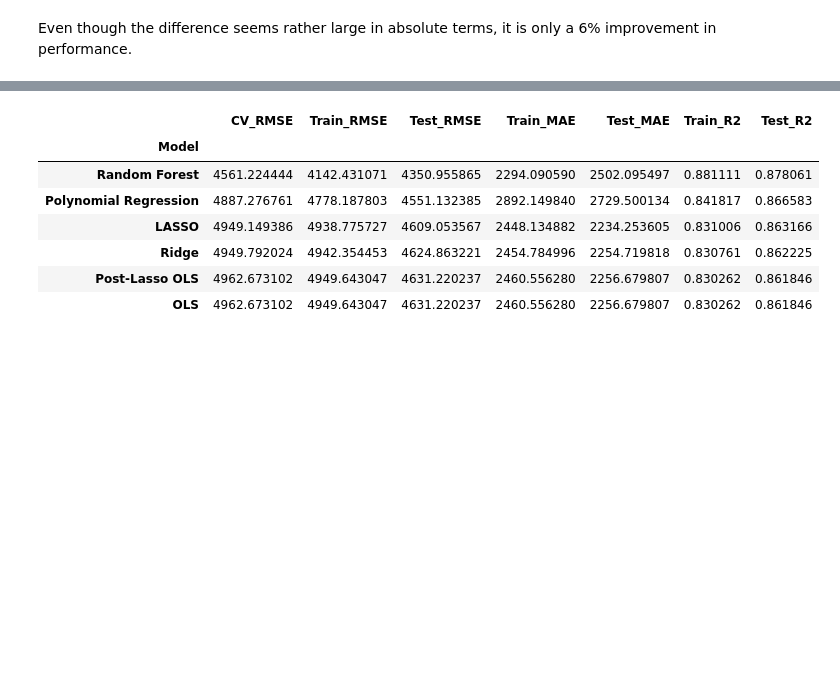
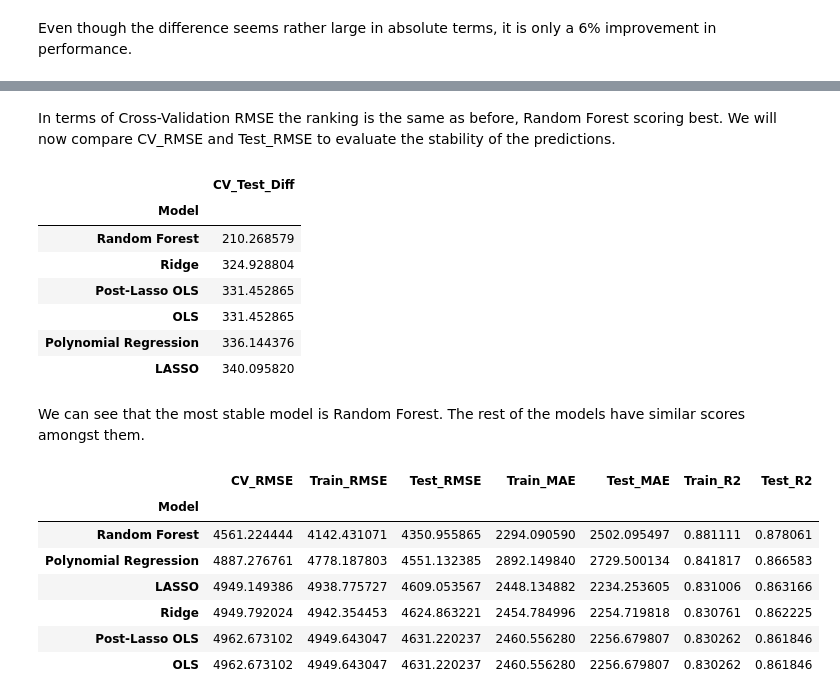
Before and after one commit to NikifBi/Medical_Costs_Regression_Analysis, a Jupyter notebook: Medical Costs.ipynb, the cells around one changed output, grey strips where cells are left out. Drawn from its saved outputs; the diff is of its cells as text; code cells hidden in the pictures; blank space fills up the shorter version.

```diff
--- a/Medical Costs.ipynb
+++ b/Medical Costs.ipynb
@@ -1725,3 +1741,21 @@ results.sort_values(by ='CV_RMSE', ascending = True)
+# %% [markdown]
+In terms of Cross-Validation RMSE the ranking is the same as before, Random Forest scoring best. We will now compare CV_RMSE and Test_RMSE to evaluate the stability of the predictions.
+# %%
+### Calculate CV_RMSE and Test_RMSE difference and add it to results dataframe
+results['CV_Test_Diff'] = abs(results['CV_RMSE'] - results['Test_RMSE'])
+
+results.sort_values(by='CV_Test_Diff', ascending=True)[['CV_Test_Diff']]
+# %% [output]
+|  | CV_Test_Diff |
+| Model |  |
+| Random Forest | 210.268579 |
+| Ridge | 324.928804 |
+| Post-Lasso OLS | 331.452865 |
+| OLS | 331.452865 |
+| Polynomial Regression | 336.144376 |
+| LASSO | 340.095820 |
+# %% [markdown]
+We can see that the most stable model is Random Forest. The rest of the models have similar scores amongst them.
 # %%
 results.sort_values(by ='Test_RMSE', ascending = True)
 # %% [output]
```
Also changed, not shown: parts of 7 cells of this notebook.
